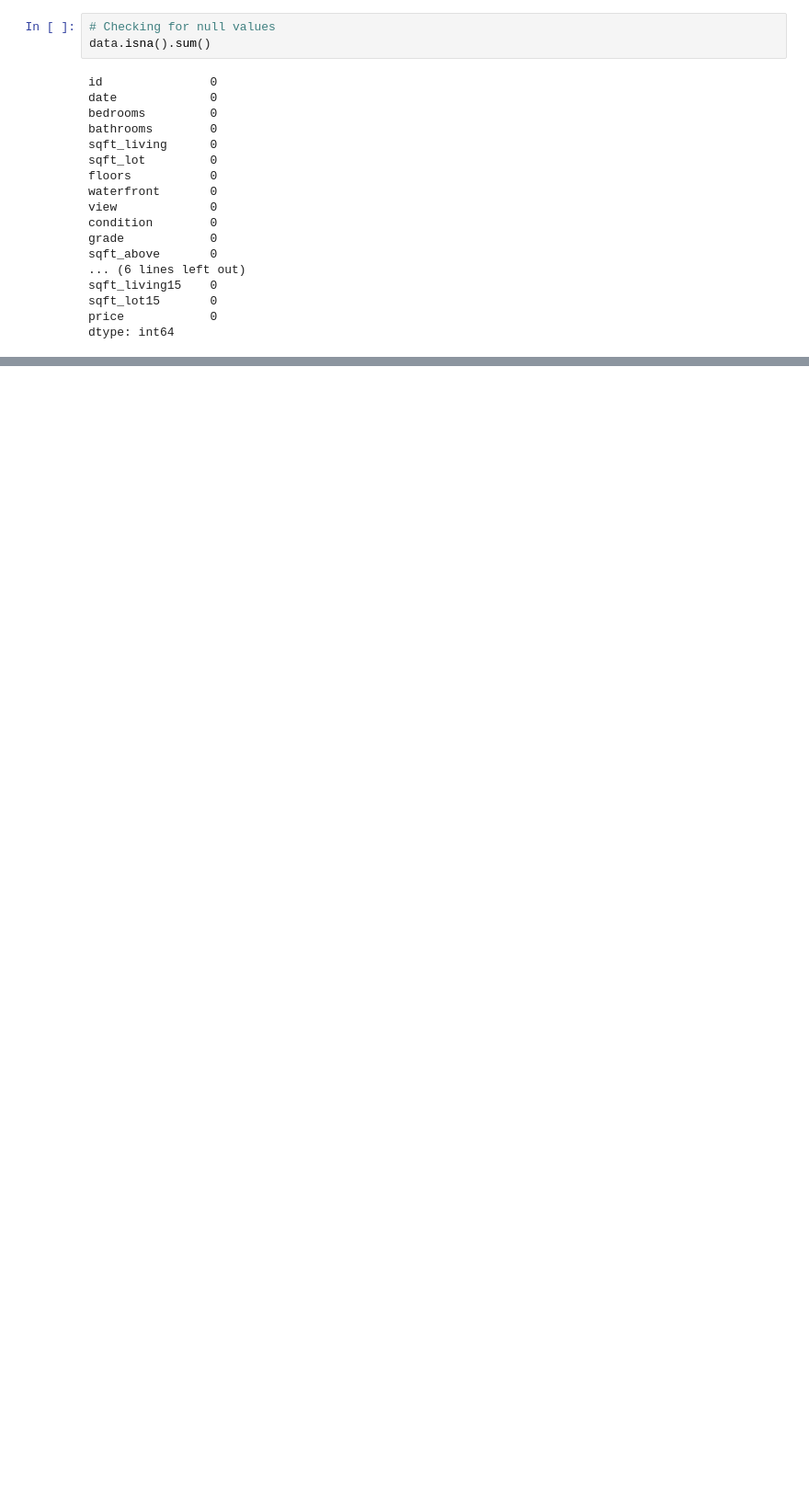
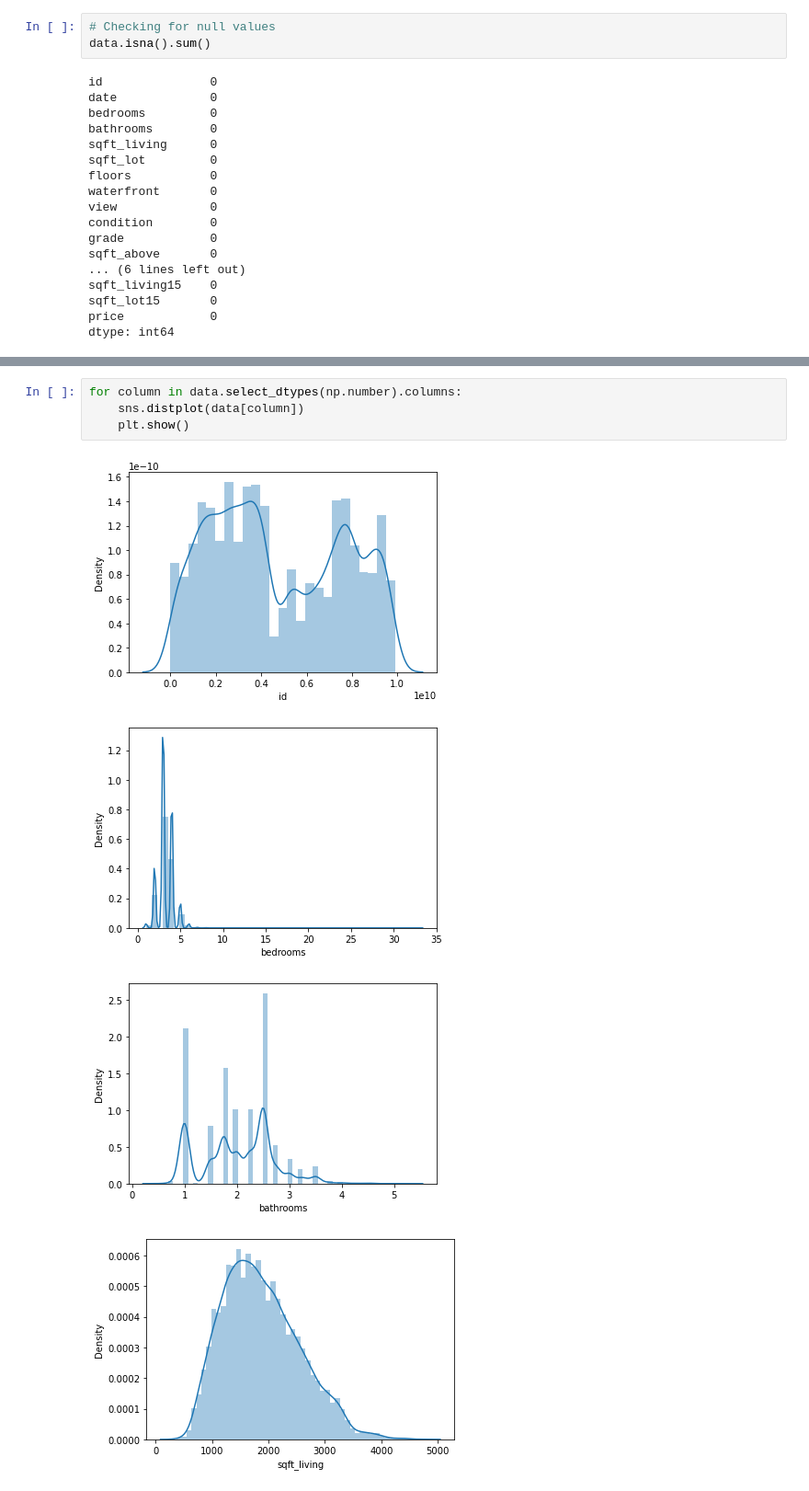
Before and after one commit to izelyekrek/Regression_Mid-Project, a Jupyter notebook: Regression Project.ipynb, the cells around one changed output, grey strips where cells are left out. Shown at 92% size. Saved outputs shown, nothing was run; the diff lists cells and outputs as text; blank space fills up the shorter version.

```diff
--- a/Regression Project.ipynb
+++ b/Regression Project.ipynb
@@ -103,0 +220,9 @@ data
+# %%
+for column in data.select_dtypes(np.number).columns:
+    sns.distplot(data[column])
+    plt.show()
+# %% [output]
+[figure, added]
+[figure, added]
+[figure, added]
+[figure, added]
```
Also changed, not shown: parts of 43 cells of this notebook, 4 other files.
